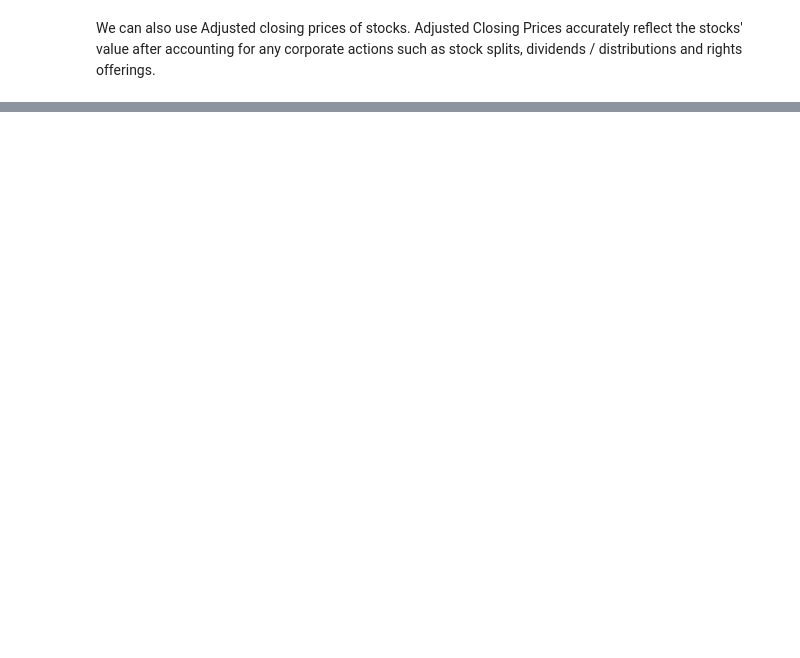
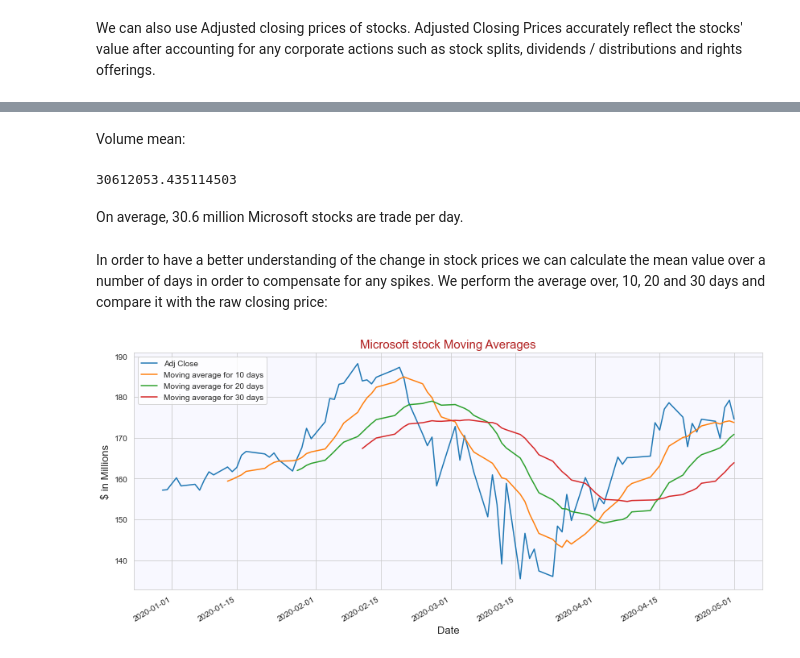
Before and after one commit to DuarteDx/MicrosoftStockAnalysis, a Jupyter notebook: analysis.ipynb, the cells around one changed output, grey strips where cells are left out. Cells and saved outputs as stored; diff of their text form; code cells hidden in the pictures; blank space fills up the shorter version.

```diff
--- a/analysis.ipynb
+++ b/analysis.ipynb
@@ -117,2 +117,30 @@ ms_volume = MSFT.loc[:,'Volume'].iplot(title='Microsoft - Volume')
 # %% [output]
 [interactive output not drawn]
+# %% [markdown]
+Volume mean:
+# %%
+MSFT.loc[:,'Volume'].mean()
+# %% [output]
+30612053.435114503
+# %% [markdown]
+On average, 30.6 million Microsoft stocks are trade per day.
+# %% [markdown]
+In order to have a better understanding of the change in stock prices we can calculate the mean value over a number of days in order to compensate for any spikes.
+We perform the average over, 10, 20 and 30 days and compare it with the raw closing price:
+# %%
+# Get MSFT stock data with different timeframe
+MSFT_recent = DataReader('MSFT','yahoo',datetime(2019,12,30),end)
+
+# Calculating and plotting moving averages
+ma_day = [10,20,30]
+for ma in ma_day:
+    column_name = f'Moving average for {ma} days'
+    MSFT_recent[column_name] = MSFT_recent['Adj Close'].rolling(ma).mean()
+
+ax = MSFT_recent.loc[:,['Adj Close', 'Moving average for 10 days', 'Moving average for 20 days', 'Moving average for 30 days' ]].plot(subplots=False,figsize=(14,6))
+ax.set_ylabel('$ in Millions', fontsize=13)
+ax.set_xlabel('Date', fontsize=13)
+ax.set_title("Microsoft stock Moving Averages",size=15,color='firebrick')
+ax.set_facecolor('ghostwhite')
+# %% [output]
+[figure, added]
```
Also changed, not shown: parts of 21 cells of this notebook.
